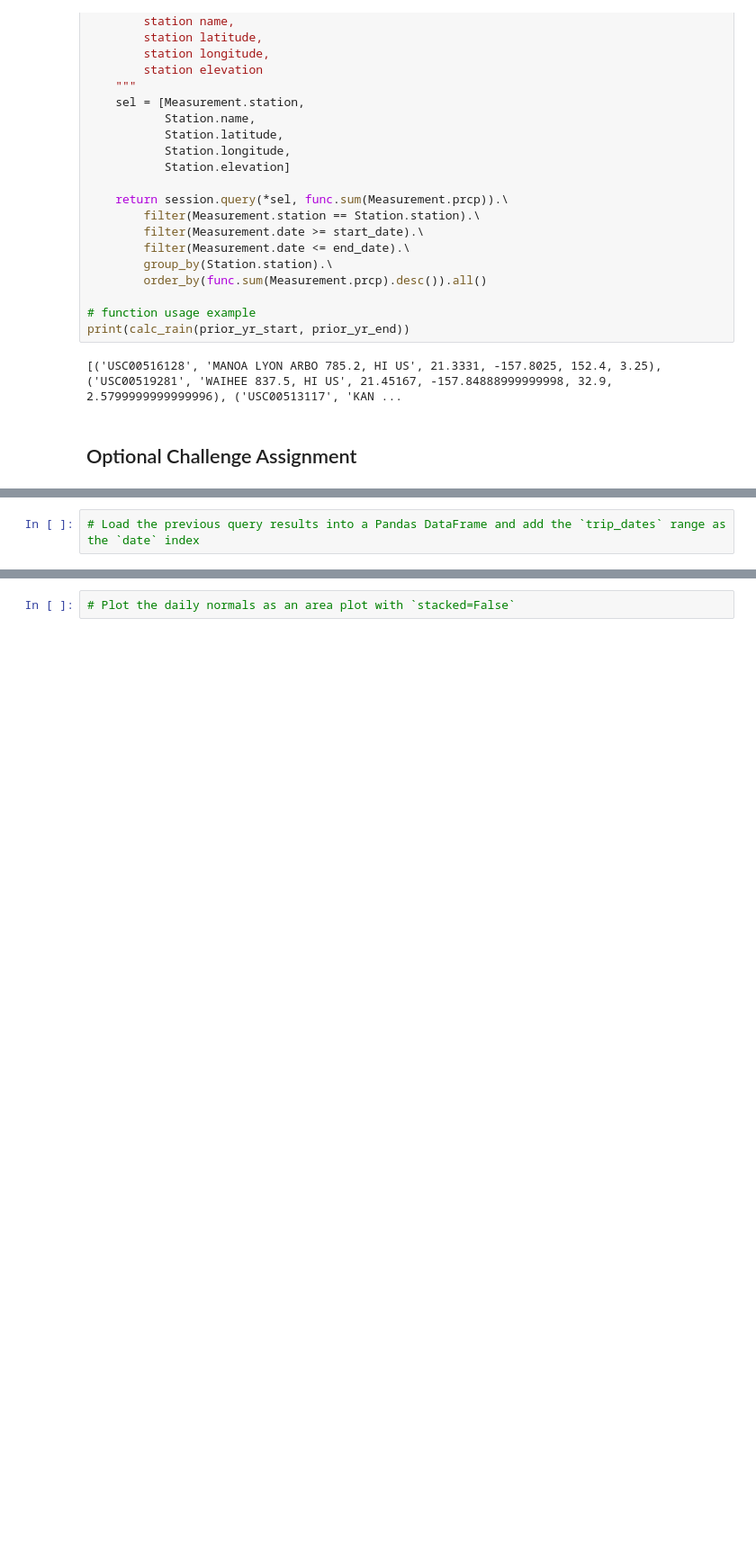
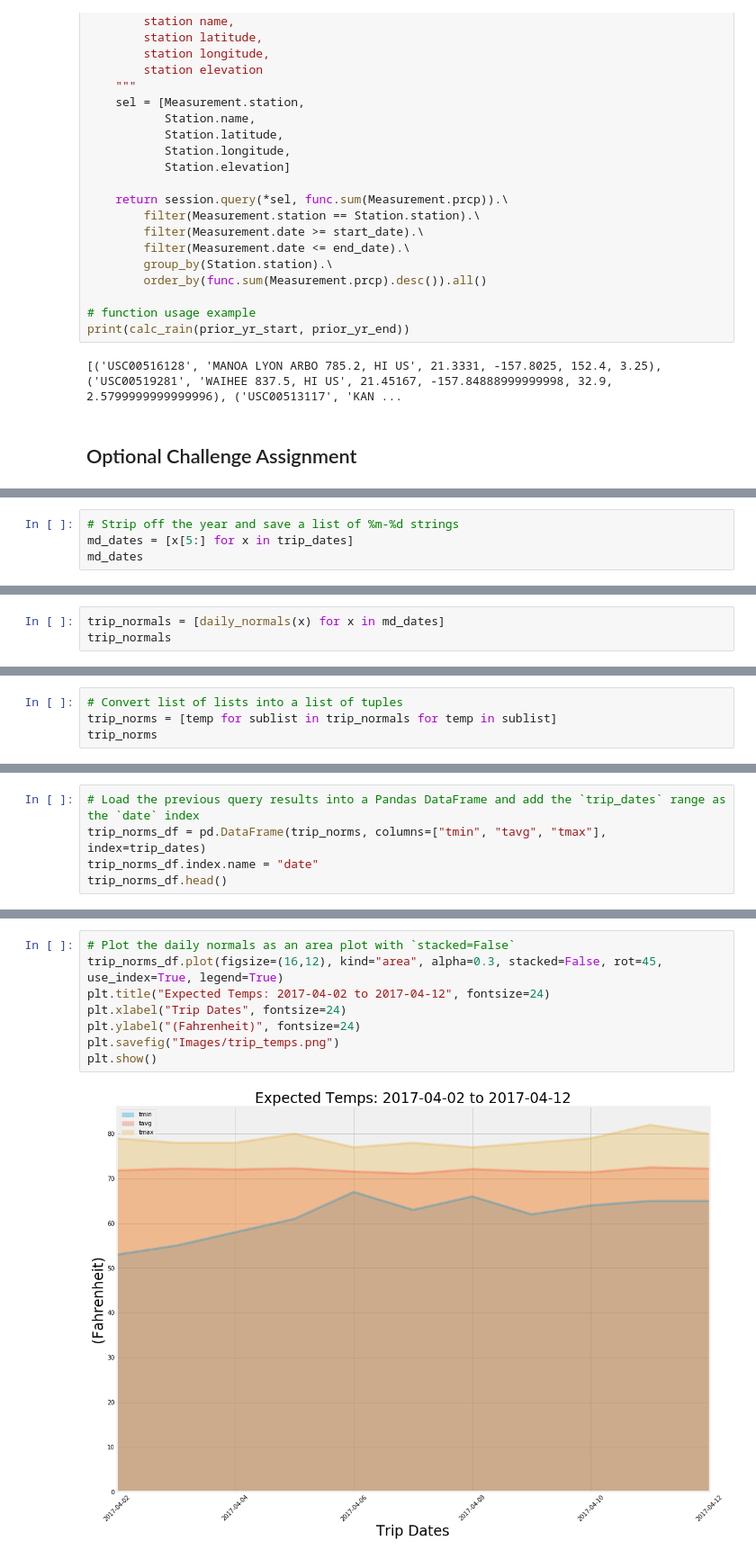
Before and after one commit to Brian-McHugh/SQLAlchemy, a Jupyter notebook: climate.ipynb, the cells around one changed output, grey strips where cells are left out. Shown at 90% size. Saved outputs shown, nothing was run; the diff lists cells and outputs as text; blank space fills up the shorter version.

```diff
--- a/climate.ipynb
+++ b/climate.ipynb
@@ -409,0 +425,4 @@ daily_normals("01-01")
+# %%
+# Strip off the year and save a list of %m-%d strings
+md_dates = [x[5:] for x in trip_dates]
+md_dates
@@ -409,0 +441,3 @@ daily_normals("01-01")
+# %%
+trip_normals = [daily_normals(x) for x in md_dates]
+trip_normals
@@ -409,0 +456,4 @@ daily_normals("01-01")
+# %%
+# Convert list of lists into a list of tuples
+trip_norms = [temp for sublist in trip_normals for temp in sublist]
+trip_norms
@@ -410,2 +472,5 @@ daily_normals("01-01")
 # %%
 # Load the previous query results into a Pandas DataFrame and add the `trip_dates` range as the `date` index
+trip_norms_df = pd.DataFrame(trip_norms, columns=["tmin", "tavg", "tmax"], index=trip_dates)
+trip_norms_df.index.name = "date"
+trip_norms_df.head()
@@ -412,2 +485,10 @@ daily_normals("01-01")
-# %%
-# Plot the daily normals as an area plot with `stacked=False`
+# %%
+# Plot the daily normals as an area plot with `stacked=False`
+trip_norms_df.plot(figsize=(16,12), kind="area", alpha=0.3, stacked=False, rot=45, use_index=True, legend=True)
+plt.title("Expected Temps: 2017-04-02 to 2017-04-12", fontsize=24)
+plt.xlabel("Trip Dates", fontsize=24)
+plt.ylabel("(Fahrenheit)", fontsize=24)
+plt.savefig("Images/trip_temps.png")
+plt.show()
+# %% [output]
+[figure, added]
```
Also changed, not shown: parts of 8 cells of this notebook, 1 other file.
